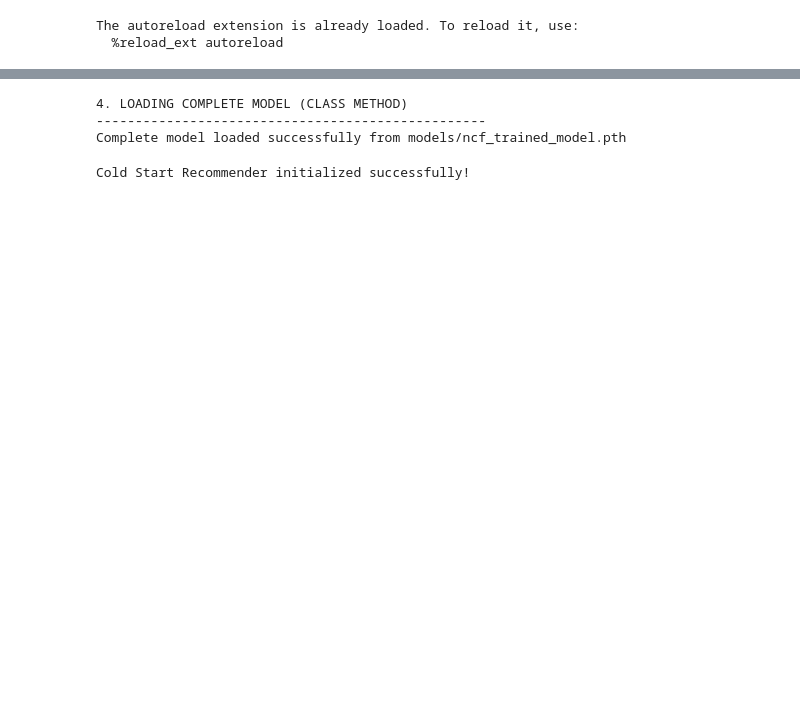
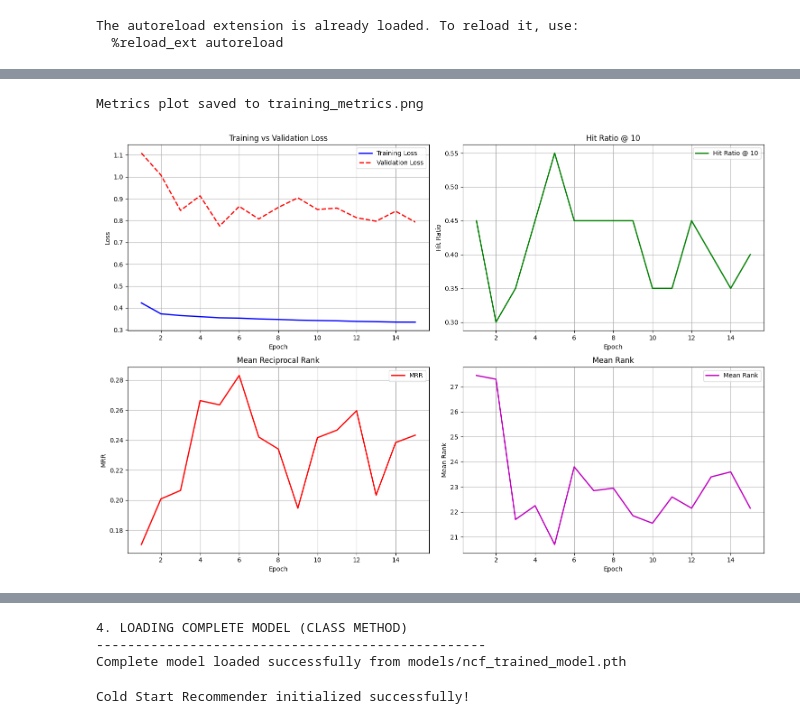
Before and after one commit to ktakanopy/recommendation-ai, a Jupyter notebook: study/0_ncf_binary.ipynb, the cells around one changed output, grey strips where cells are left out. Cells and saved outputs as stored; diff of their text form; code cells hidden in the pictures; blank space fills up the shorter version.

Commit message:
feat: code organization, removed unusued code, improved validation functions

```diff
--- a/study/0_ncf_binary.ipynb
+++ b/study/0_ncf_binary.ipynb
@@ -110,8 +139,4 @@ all_movieIds = ratings['movie_id'].unique()
 # %%
-
-
-candidate_gen = CandidateGenerator(ratings, movies, all_movieIds)
-
-def generate_candidates(user_id, method="hybrid", num_candidates=100):
-    """Backward compatible interface"""
-    return candidate_gen.generate_candidates(user_id, method, num_candidates)
+candidate_gen = CandidateGenerator(train_ratings, movies, ALL_MOVIEIDS)
+# %%
+train_candidates = candidate_gen.precompute_training_candidates(train_ratings, method="hybrid")
@@ -385,0 +153,33 @@ Model weights saved to models/ncf_trained_model.pth
+# %%
+
+if device is None:
+    device = torch.device("cuda" if torch.cuda.is_available() else "cpu")
+
+model = NCF(
+    user_feature_dim=feature_processor.user_feature_dim,
+    movie_feature_dim=feature_processor.movie_feature_dim,
+    ratings=train_ratings,
+    feature_processor=feature_processor,
+    precomputed_candidates=train_candidates,
+    num_negatives=4
+)
+
+model = model.to(device)
+
+trainer = NCFTrainer(
+    model=model,
+    train_ratings=train_ratings,
+    validation_ratings=validation_ratings,
+    validation_candidates=validation_candidates,
+    feature_processor=feature_processor,
+    device=device,
+    patience=20,
+    min_delta=0.001,
+)
+
+training_results = trainer.train(
+    num_epochs=100,
+    batch_size=512,
+    verbose=True,
+    total_users_to_test=500,
+)
@@ -386 +199,6 @@ Model weights saved to models/ncf_trained_model.pth
+# %%
+trainer.plot_metrics(save_path="training_metrics.png")
+# %% [output]
+Metrics plot saved to training_metrics.png
+[figure, added]
 # %%
```
Also changed, not shown: parts of 30 cells of this notebook, 9 other files.
